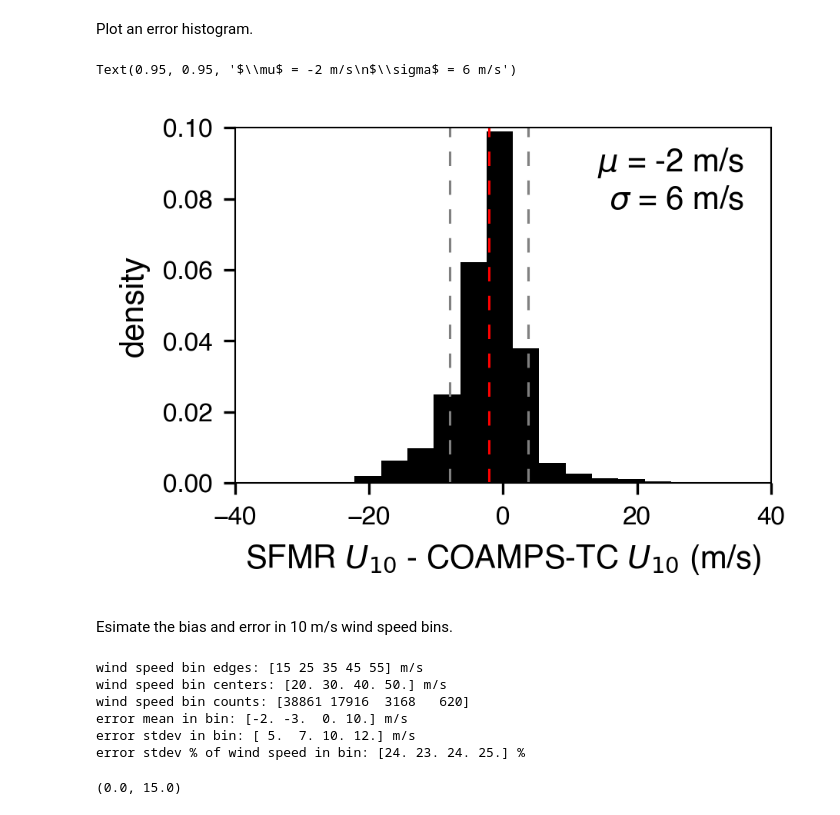
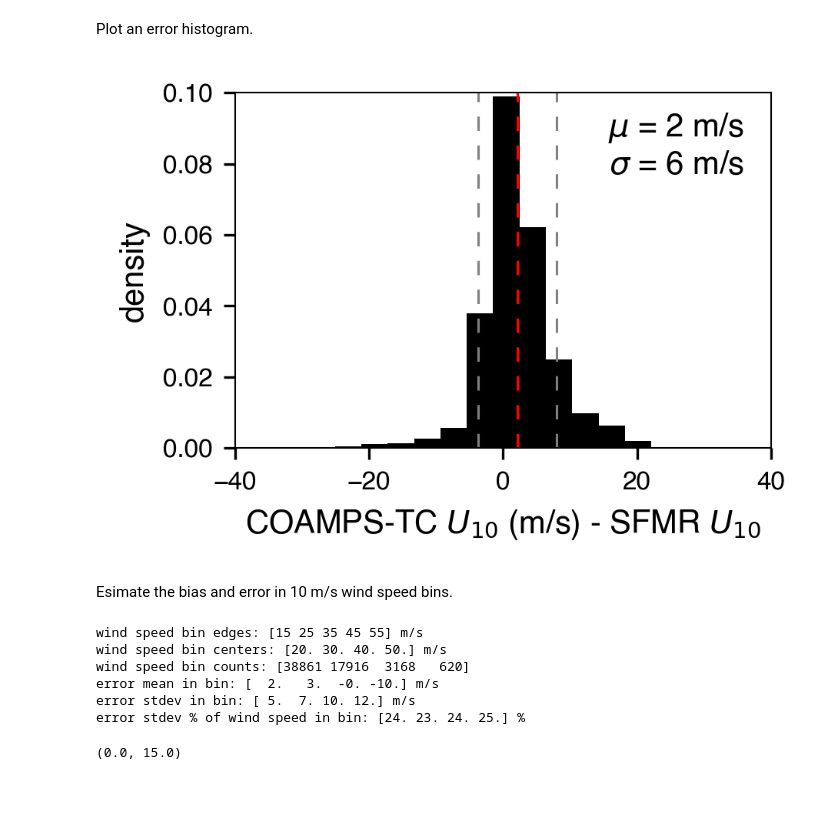
Before and after one commit to jacobrdavis/ocean-surface-wave-slopes-and-wind-wave-alignment, a Jupyter notebook: nb5-slope-primary-dependence.ipynb, the cells around one changed output. Drawn from its saved outputs; the diff is of its cells as text; code cells hidden in the pictures.

```diff
--- a/nb5-slope-primary-dependence.ipynb
+++ b/nb5-slope-primary-dependence.ipynb
@@ -520,28 +503,30 @@ error = sfmr_wind - coamps_sfmr_wind
+# %%
+# error = forecast_value - observed_values
+error = coamps_sfmr_wind - sfmr_wind
 # %% [markdown]
 Plot an error histogram.
 # %%
 fig, ax = plt.subplots(1, 1, figsize=(3, 2))
 ax.hist(error, color='k', density=True, bins=20)
-ax.set_xlabel('SFMR $U_{10}$ - COAMPS-TC $U_{10}$ (m/s)')
+ax.set_xlabel('COAMPS-TC $U_{10}$ (m/s) - SFMR $U_{10}$')
 ax.set_ylabel('density')
 ax.set_xlim(40 * np.array([-1, 1]))
 ax.set_ylim(0, 0.1)
 stat_line_kwargs = {
     'linestyle': '--',
     'linewidth': 0.75,
     'dashes': (6, 6),
 }
 ax.axvline(error.mean(), color='r', **stat_line_kwargs)
 ax.axvline(error.mean() + error.std(), color='grey', **stat_line_kwargs)
 ax.axvline(error.mean() - error.std(), color='grey', **stat_line_kwargs)
 ax.annotate(r'$\mu$' + f' = {error.mean():0.0f} m/s\n'
             r'$\sigma$' + f' = {error.std():0.0f} m/s',
              (0.95, 0.95), xycoords='axes fraction', ha='right', va='top')
 
 # fig.savefig('revfig-coamps_error_histogram.png', dpi=400, bbox_inches='tight')
 # %% [output]
-Text(0.95, 0.95, '$\\mu$ = -2 m/s\n$\\sigma$ = 6 m/s')
-[figure, old version]
+[figure, new version]
 # %% [markdown]
 Esimate the bias and error in 10 m/s wind speed bins.
 # %%
@@ -567,7 +552,7 @@ print(f'error stdev % of wind speed in bin: {error_std_percentage_in_bin.values.
 wind speed bin edges: [15 25 35 45 55] m/s
 wind speed bin centers: [20. 30. 40. 50.] m/s
 wind speed bin counts: [38861 17916  3168   620]
-error mean in bin: [-2. -3.  0. 10.] m/s
+error mean in bin: [  2.   3.  -0. -10.] m/s
 error stdev in bin: [ 5.  7. 10. 12.] m/s
 error stdev % of wind speed in bin: [24. 23. 24. 25.] %
 # %%
```
Also changed, not shown: parts of 4 cells of this notebook, 2 other files.
